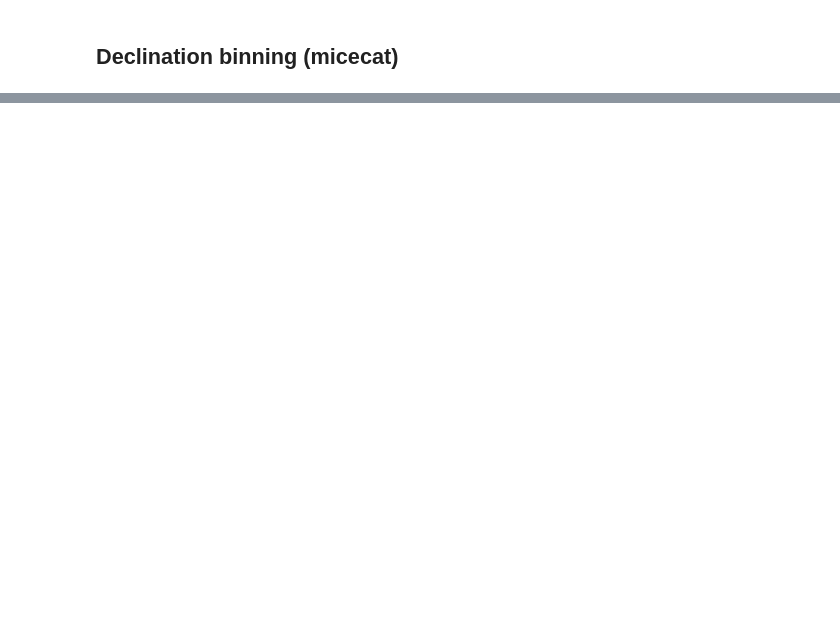
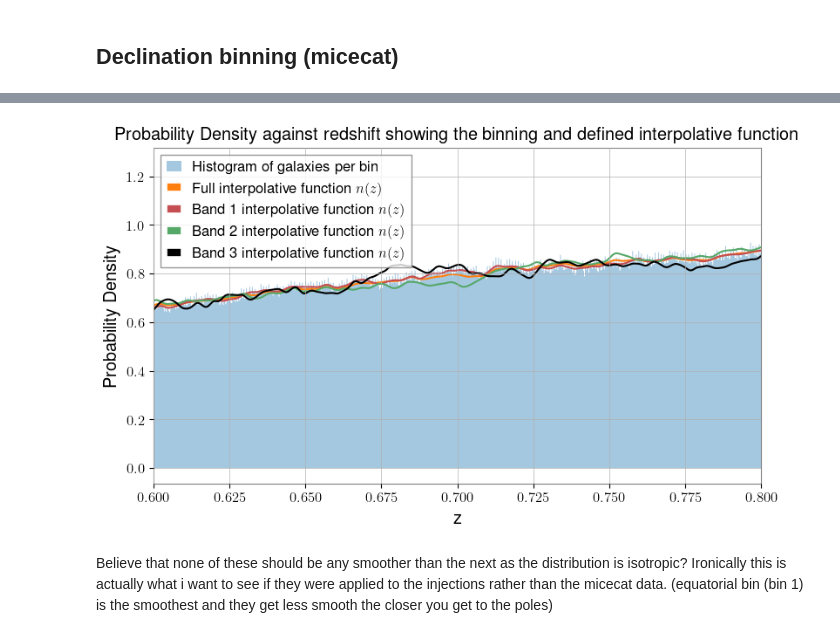
Before and after one commit to AStevens33/Cosmology-Masters-Project-, a Jupyter notebook: virtualenv.ipynb, the cells around one changed output, grey strips where cells are left out. Drawn from its saved outputs; the diff is of its cells as text; code cells hidden in the pictures; blank space fills up the shorter version.

```diff
--- a/virtualenv.ipynb
+++ b/virtualenv.ipynb
@@ -296,0 +330,26 @@ micebands = {i: micecatdata[miceband_idx == i] for i in range(3)}
+# %%
+band1centres, band1nz = smoothed_nz_hist(micebands[0]['z'], micez.min(), micez.max(),
+                               n_bins=n_bins, sigma0=0.0007)
+
+band2centres, band2nz = smoothed_nz_hist(micebands[1]['z'], micez.min(), micez.max(),
+                               n_bins=n_bins, sigma0=0.0007)
+
+band3centres, band3nz = smoothed_nz_hist(micebands[2]['z'], micez.min(), micez.max(),
+                               n_bins=n_bins, sigma0=0.0007)
+# %%
+fig, ax = plt.subplots(figsize=(9, 5))
+ax.fill_between(centres_h, hist_density, step="mid", alpha=0.4, label="Histogram of galaxies per bin")
+ax.plot(centres, nz, lw=1.5, color="C1", label="Full interpolative function $n(z)$")
+ax.plot(band1centres, band1nz, lw=1.5, color="r", label="Band 1 interpolative function $n(z)$")
+ax.plot(band2centres, band2nz, lw=1.5, color="g", label="Band 2 interpolative function $n(z)$")
+ax.plot(band3centres, band3nz, lw=1.5, color="black", label="Band 3 interpolative function $n(z)$")
+ax.set_title('Probability Density against redshift showing the binning and defined interpolative function')
+ax.set_xlim(0.6,0.8)
+ax.set_xlabel("z")
+ax.set_ylabel("Probability Density")
+ax.legend()
+plt.show()
+# %% [output]
+[figure, added]
+# %% [markdown]
+Believe that none of these should be any smoother than the next as the distribution is isotropic? Ironically this is actually what i want to see if they were applied to the injections rather than the micecat data. (equatorial bin (bin 1) is the smoothest and they get less smooth the closer you get to the poles)
```
Also changed, not shown: parts of 14 cells of this notebook, 1 other file.
